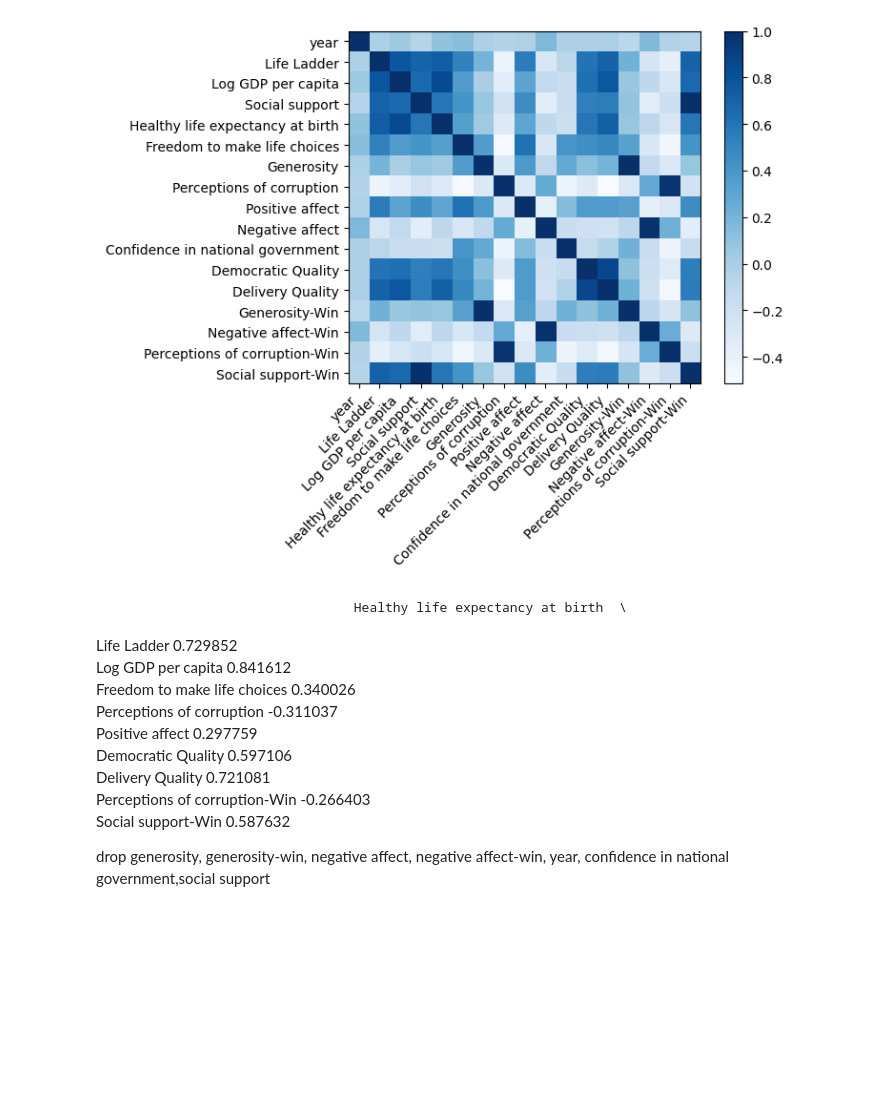
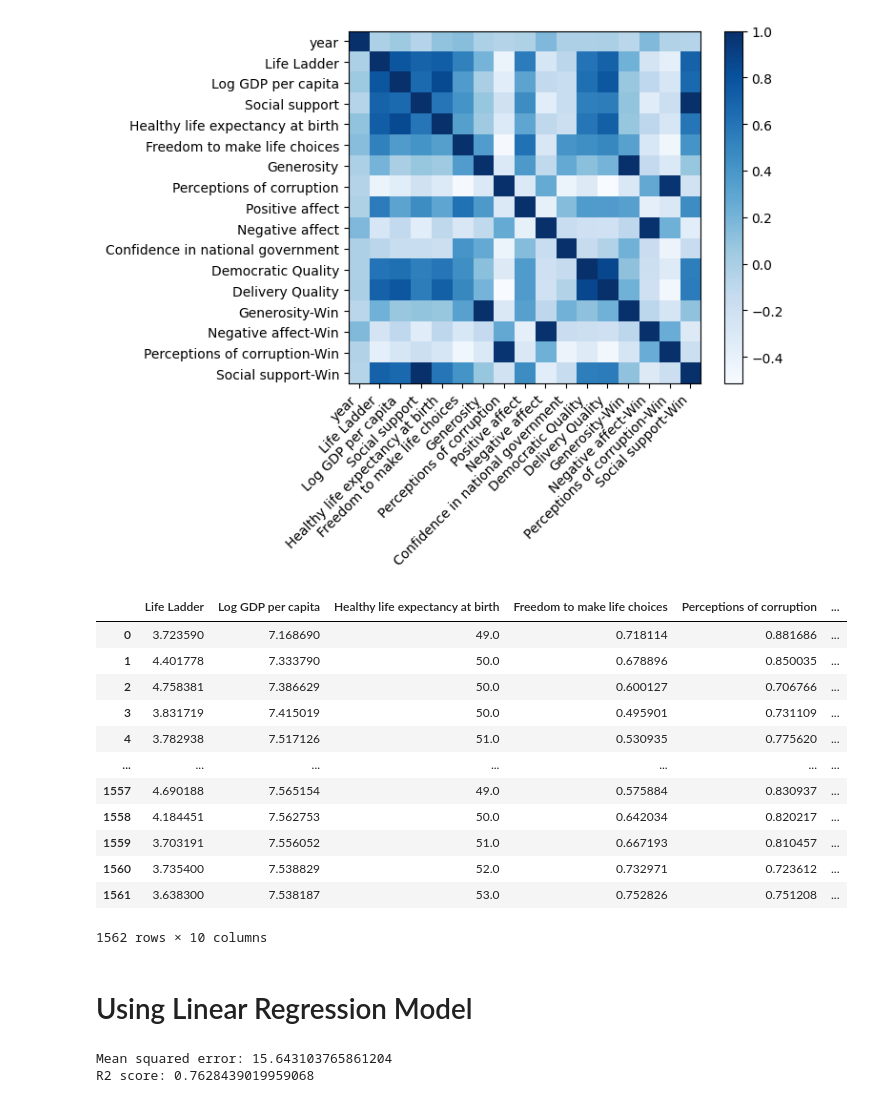
Before and after one commit to p1nkuu/World-Happiness-Report-Model, a Jupyter notebook: model.ipynb, the cells around one changed output. Cells and saved outputs as stored; diff of their text form; code cells hidden in the pictures; blank space fills up the shorter version.

Commit message:
creating LR model and removed the NaN rows

```diff
--- a/model.ipynb
+++ b/model.ipynb
@@ -203,19 +229,26 @@ Negative affect-Win                         -0.313674
 Perceptions of corruption-Win               -0.183489
 Social support-Win                           1.000000
 [figure]
-# %% [markdown]
-                                   Healthy life expectancy at birth  \
-Life Ladder                                                0.729852
-Log GDP per capita                                         0.841612
-Freedom to make life choices                               0.340026
-Perceptions of corruption                                 -0.311037
-Positive affect                                            0.297759
-Democratic Quality                                         0.597106
-Delivery Quality                                           0.721081
-Perceptions of corruption-Win                             -0.266403
-Social support-Win                                         0.587632
-
-drop generosity, generosity-win, negative affect, negative affect-win, year, confidence in national government,social support
 # %%
 # dropping columns due to low correlation with the label
 df.drop(columns=['year', 'Social support', 'Generosity', 'Negative affect', 'Confidence in national government', 'Generosity-Win', 'Negative affect-Win'], axis=1, inplace=True)
+# %%
+# rounding all the numbers in the label to integers
+df['Healthy life expectancy at birth'] = df['Healthy life expectancy at birth'].round(0)
+df
+# %% [output]
+|  | Life Ladder | Log GDP per capita | Healthy life expectancy at birth | Freedom to make life choices | Perceptions of corruption | ... |
+| 0 | 3.723590 | 7.168690 | 49.0 | 0.718114 | 0.881686 | ... |
+| 1 | 4.401778 | 7.333790 | 50.0 | 0.678896 | 0.850035 | ... |
+| 2 | 4.758381 | 7.386629 | 50.0 | 0.600127 | 0.706766 | ... |
+| 3 | 3.831719 | 7.415019 | 50.0 | 0.495901 | 0.731109 | ... |
+| 4 | 3.782938 | 7.517126 | 51.0 | 0.530935 | 0.775620 | ... |
+| ... | ... | ... | ... | ... | ... | ... |
+| 1557 | 4.690188 | 7.565154 | 49.0 | 0.575884 | 0.830937 | ... |
+| 1558 | 4.184451 | 7.562753 | 50.0 | 0.642034 | 0.820217 | ... |
+| 1559 | 3.703191 | 7.556052 | 51.0 | 0.667193 | 0.810457 | ... |
+| 1560 | 3.735400 | 7.538829 | 52.0 | 0.732971 | 0.723612 | ... |
+| 1561 | 3.638300 | 7.538187 | 53.0 | 0.752826 | 0.751208 | ... |
+1562 rows × 10 columns
+# %% [markdown]
+# Using Linear Regression Model
@@ -221,0 +263,19 @@ df.drop(columns=['year', 'Social support', 'Generosity', 'Negative affect', 'Con
+# %%
+# creating the model, training it, and testing the amount of error
+from sklearn.linear_model import LinearRegression
+from sklearn.metrics import mean_squared_error
+from sklearn.metrics import r2_score
+
+model = LinearRegression()
+model.fit(X_train, y_train)
+predictions = model.predict(X_test)
+
+# mean_squared error
+ms_error = mean_squared_error(y_test, predictions)
+r2 = r2_score(y_test, predictions)
+
+print(f"Mean squared error: {ms_error}")
+print(f"R2 score: {r2}")
+# %% [output]
+Mean squared error: 15.643103765861204
+R2 score: 0.7628439019959068
```
Also changed, not shown: parts of 4 cells of this notebook.
